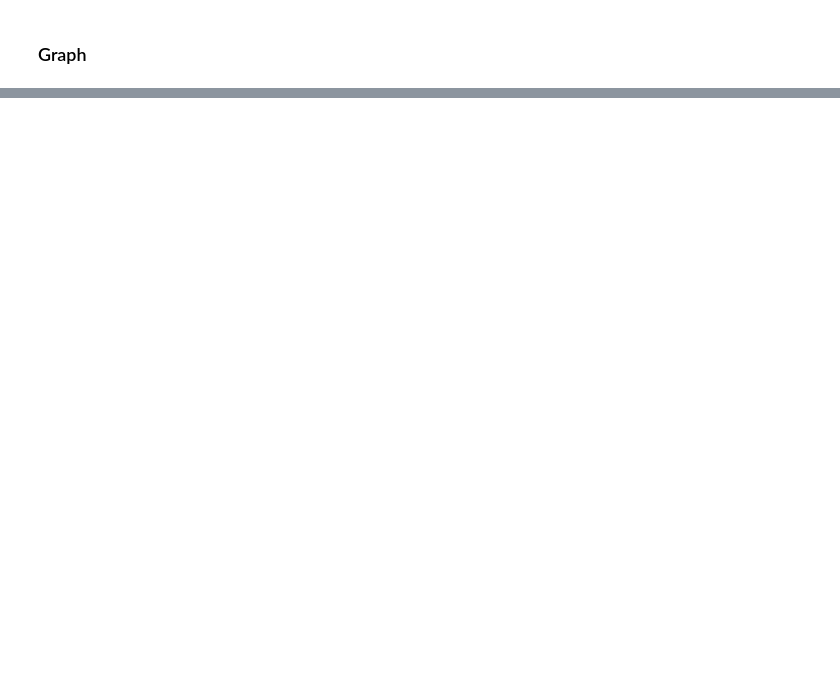
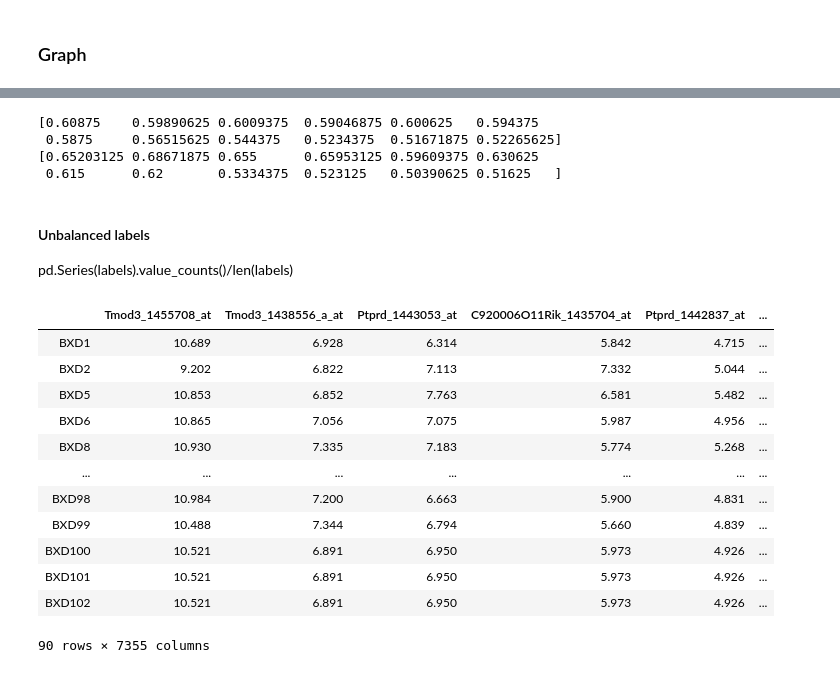
Before and after one commit to raphaelreiss/Network_tour_of_mice_genetics, a Jupyter notebook: NTDS_MICE_GENETICS.ipynb, the cells around one changed output, grey strips where cells are left out. Saved outputs shown, nothing was run; the diff lists cells and outputs as text; code cells hidden in the pictures; blank space fills up the shorter version.

```diff
--- a/NTDS_MICE_GENETICS.ipynb
+++ b/NTDS_MICE_GENETICS.ipynb
@@ -615,8 +764,9 @@ class GNN(nn.Module):
         self.gl1 = GraphLayer(num_feats,h1)
         self.gl2 = GraphLayer(h1,h2)
         self.fc3 = nn.Linear(h2, num_classes)
+        self.Dropout = nn.Dropout(drop)
 
     def forward(self, A, x):
-        x = self.gl1(A,x)
-        x = self.gl2(A,x)
+        x = self.Dropout(self.gl1(A,x))
+        x = self.Dropout(self.gl2(A,x))
         return self.fc3(x)
@@ -670,29 +844,0 @@ def evaluate(model, A, features, labels, mask):
-# %%
-weighted_adj = torch.tensor(weighted_adj.todense())
-# %%
-model = GNet(num_feats,32, 16, dropout, 4)
-loss_fcn = th.nn.CrossEntropyLoss()
-optimizer = th.optim.Adam(model.parameters(), lr=0.01)
-dataset = TensorDataset(features, labels)
-batchs = DataLoader(dataset,batch_size=90,shuffle=False,drop_last=False)
-
-
-dur = []
-for epoch in range(1000):
-    if epoch >= 3:
-        t0 = time.time()
-    loss = train(model, weighted_adj, batchs, loss_fcn, train_mask, optimizer)
-    print("new")
-    #for p in model.parameters():
-    #    print(p)
-
-    if epoch >= 3:
-        dur.append(time.time() - t0)
-
-    acc = evaluate(model, weighted_adj, features, labels, val_mask)
-    print("Epoch {:05d} | Time(s) {:.4f} | Train Loss {:.4f} | Val Accuracy {:.4f}". format(
-            epoch, np.mean(dur), loss.item(), acc))
-
-print()
-acc = evaluate(model, weighted_adj, features, labels, test_mask)
-print("Test Accuracy {:.4f}".format(acc))
@@ -716,0 +931,28 @@ Test Accuracy 0.3889
+# %%
+to_plot_acc = np.zeros((3,len(max_neighbours)))
+to_plot_mcc = np.zeros((3,len(max_neighbours)))
+for i,s in enumerate(subnames):
+    for j,n in enumerate(WholeResults["median"][s].keys()):
+        to_plot_acc[i,j] = WholeResults["median"][s][n]["test"]["acc"]
+        to_plot_mcc[i,j] = WholeResults["median"][s][n]["test"]["mcc"]
+
+to_plot_acc_imp = np.zeros((3,len(max_neighbours)))
+to_plot_mcc_imp = np.zeros((3,len(max_neighbours)))
+for i,s in enumerate(subnames):
+    for j,n in enumerate(WholeResults["thikonov"][s].keys()):
+        to_plot_acc_imp[i,j] = WholeResults["thikonov"][s][n]["test"]["acc"]
+        to_plot_mcc_imp[i,j] = WholeResults["thikonov"][s][n]["test"]["mcc"]
+
+
+print(to_plot_acc.flatten())
+print(to_plot_acc_imp.flatten())
+# %% [output]
+[0.60875    0.59890625 0.6009375  0.59046875 0.600625   0.594375
+ 0.5875     0.56515625 0.544375   0.5234375  0.51671875 0.52265625]
+[0.65203125 0.68671875 0.655      0.65953125 0.59609375 0.630625
+ 0.615      0.62       0.5334375  0.523125   0.50390625 0.51625   ]
+# %% [markdown]
+#### Unbalanced labels
+pd.Series(labels).value_counts()/len(labels)
+# %%
+df_labels = pd.Series(labels, index=subsets_[0].index)
@@ -716,0 +961,16 @@ Test Accuracy 0.3889
+# %%
+pd.concat([subsets_[0], genotype_df, df_labels], axis=1)
+# %% [output]
+|  | Tmod3_1455708_at | Tmod3_1438556_a_at | Ptprd_1443053_at | C920006O11Rik_1435704_at | Ptprd_1442837_at | ... |
+| BXD1 | 10.689 | 6.928 | 6.314 | 5.842 | 4.715 | ... |
+| BXD2 | 9.202 | 6.822 | 7.113 | 7.332 | 5.044 | ... |
+| BXD5 | 10.853 | 6.852 | 7.763 | 6.581 | 5.482 | ... |
+| BXD6 | 10.865 | 7.056 | 7.075 | 5.987 | 4.956 | ... |
+| BXD8 | 10.930 | 7.335 | 7.183 | 5.774 | 5.268 | ... |
+| ... | ... | ... | ... | ... | ... | ... |
+| BXD98 | 10.984 | 7.200 | 6.663 | 5.900 | 4.831 | ... |
+| BXD99 | 10.488 | 7.344 | 6.794 | 5.660 | 4.839 | ... |
+| BXD100 | 10.521 | 6.891 | 6.950 | 5.973 | 4.926 | ... |
+| BXD101 | 10.521 | 6.891 | 6.950 | 5.973 | 4.926 | ... |
+| BXD102 | 10.521 | 6.891 | 6.950 | 5.973 | 4.926 | ... |
+90 rows × 7355 columns
```
Also changed, not shown: parts of 36 cells of this notebook, 2 other files.
